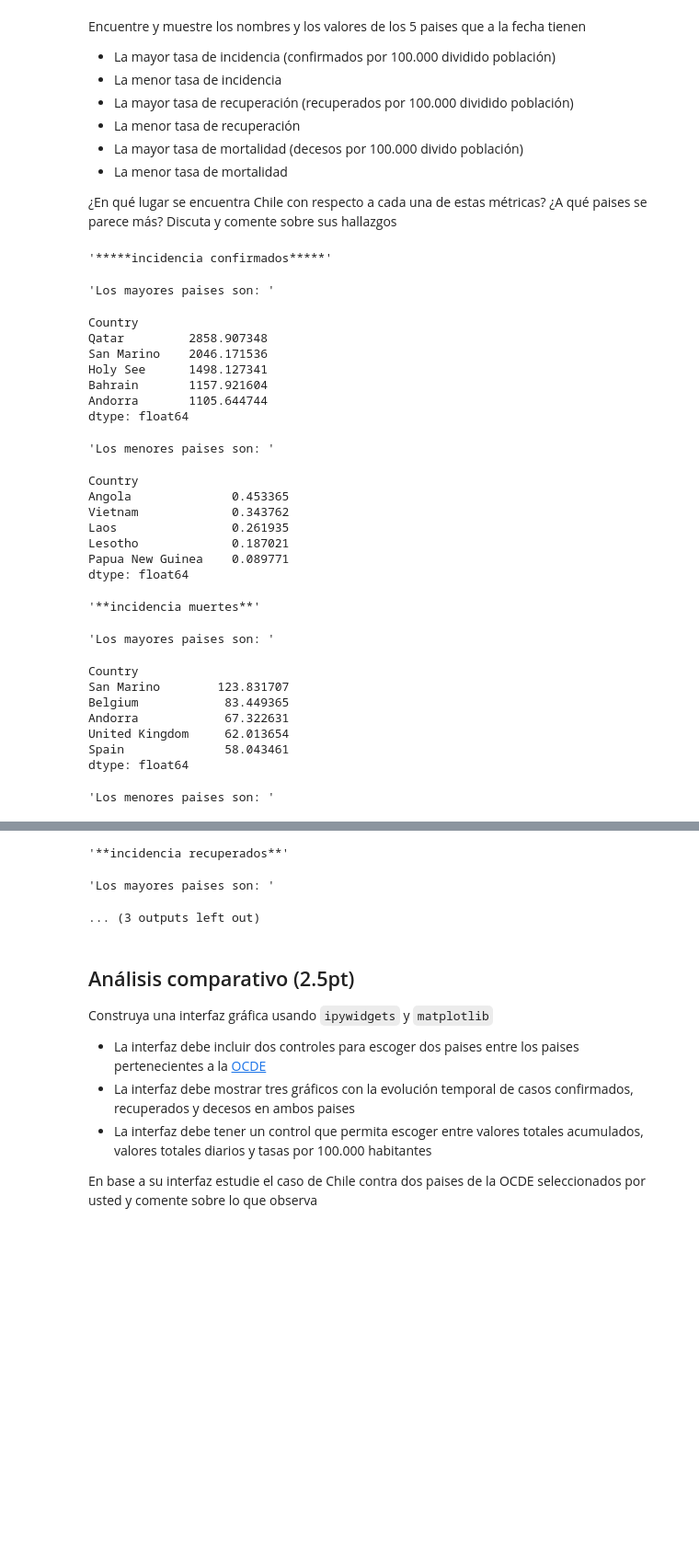
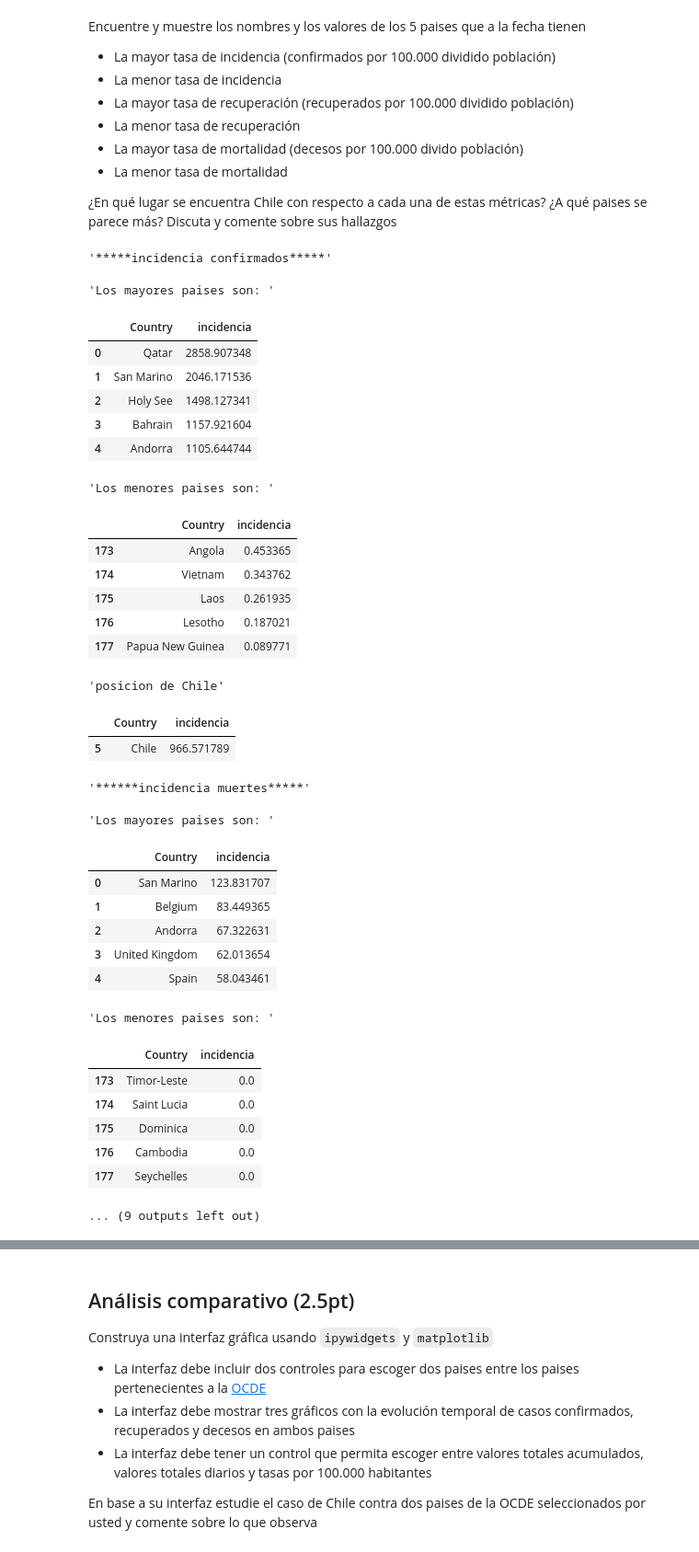
Before and after one commit to hiawvp/INFO147_TAREA01, a Jupyter notebook: info147_tarea1_ruiz_vasquez.ipynb, the cells around one changed output, grey strips where cells are left out. Shown: that part at 92% size. Cells and saved outputs as stored; diff of their text form; code cells hidden in the pictures; blank space fills up the shorter version.

Commit message:
nueva funcion incidencia incluye a chile

```diff
--- a/info147_tarea1_ruiz_vasquez.ipynb
+++ b/info147_tarea1_ruiz_vasquez.ipynb
@@ -332,44 +332,60 @@ def incidencia(df):
 
 def mayoresMenores(df):
     #ascending=False          orden descendiente
+    df.sort_values(axis=0, ascending=False,inplace=True)
+    df=df.reset_index()
+    df.rename(columns={0:'incidencia'},inplace=True)
+
+
     display("Los mayores paises son: ")
-    display(df.sort_values(axis=0, ascending=False).head(5))
+    display(df.head(5))
+
     display("Los menores paises son: ")
-    display(df.sort_values(axis=0,ascending=False).tail(5))
+    display(df.tail(5))
+
+    display("posicion de Chile")
+    display(df[(df['Country'] == "Chile")])
 # %%
 display("*****incidencia confirmados*****")
 mayoresMenores(incidencia(finalConfirmados))
 
-display("**incidencia muertes**")
+display("******incidencia muertes*****")
 mayoresMenores(incidencia(finalMuertes))
 
-display("**incidencia recuperados**")
+display("*****incidencia recuperados*****")
 mayoresMenores(incidencia(finalRecuperados))
 # %% [output]
 '*****incidencia confirmados*****'
 'Los mayores paises son: '
+|  | Country | incidencia |
+| 0 | Qatar | 2858.907348 |
+| 1 | San Marino | 2046.171536 |
+| 2 | Holy See | 1498.127341 |
+| 3 | Bahrain | 1157.921604 |
+| 4 | Andorra | 1105.644744 |
-Country
-Qatar         2858.907348
-San Marino    2046.171536
-Holy See      1498.127341
-Bahrain       1157.921604
-Andorra       1105.644744
-dtype: float64
+'Los menores paises son: '
+|  | Country | incidencia |
+| 173 | Angola | 0.453365 |
+| 174 | Vietnam | 0.343762 |
+| 175 | Laos | 0.261935 |
+| 176 | Lesotho | 0.187021 |
+| 177 | Papua New Guinea | 0.089771 |
-'Los menores paises son: '
+'posicion de Chile'
+|  | Country | incidencia |
+| 5 | Chile | 966.571789 |
-Country
-Angola              0.453365
-Vietnam             0.343762
-Laos                0.261935
-Lesotho             0.187021
-Papua New Guinea    0.089771
-dtype: float64
+'******incidencia muertes*****'
-'**incidencia muertes**'
+'Los mayores paises son: '
+|  | Country | incidencia |
+| 0 | San Marino | 123.831707 |
+| 1 | Belgium | 83.449365 |
+| 2 | Andorra | 67.322631 |
+| 3 | United Kingdom | 62.013654 |
+| 4 | Spain | 58.043461 |
-'Los mayores paises son: '
+'Los menores paises son: '
+|  | Country | incidencia |
+| 173 | Timor-Leste | 0.0 |
+| 174 | Saint Lucia | 0.0 |
+| 175 | Dominica | 0.0 |
+| 176 | Cambodia | 0.0 |
+| 177 | Seychelles | 0.0 |
-Country
-San Marino        123.831707
-Belgium            83.449365
-Andorra            67.322631
-United Kingdom     62.013654
-Spain              58.043461
-dtype: float64
+... (9 outputs left out)
-'Los menores paises son: '
@@ -383,6 +392,3 @@ dtype: float64
-'**incidencia recuperados**'
-'Los mayores paises son: '
-... (3 outputs left out)
 # %% [markdown]
 ## Análisis comparativo (2.5pt)
 
```
Also changed, not shown: parts of 2 cells of this notebook.
